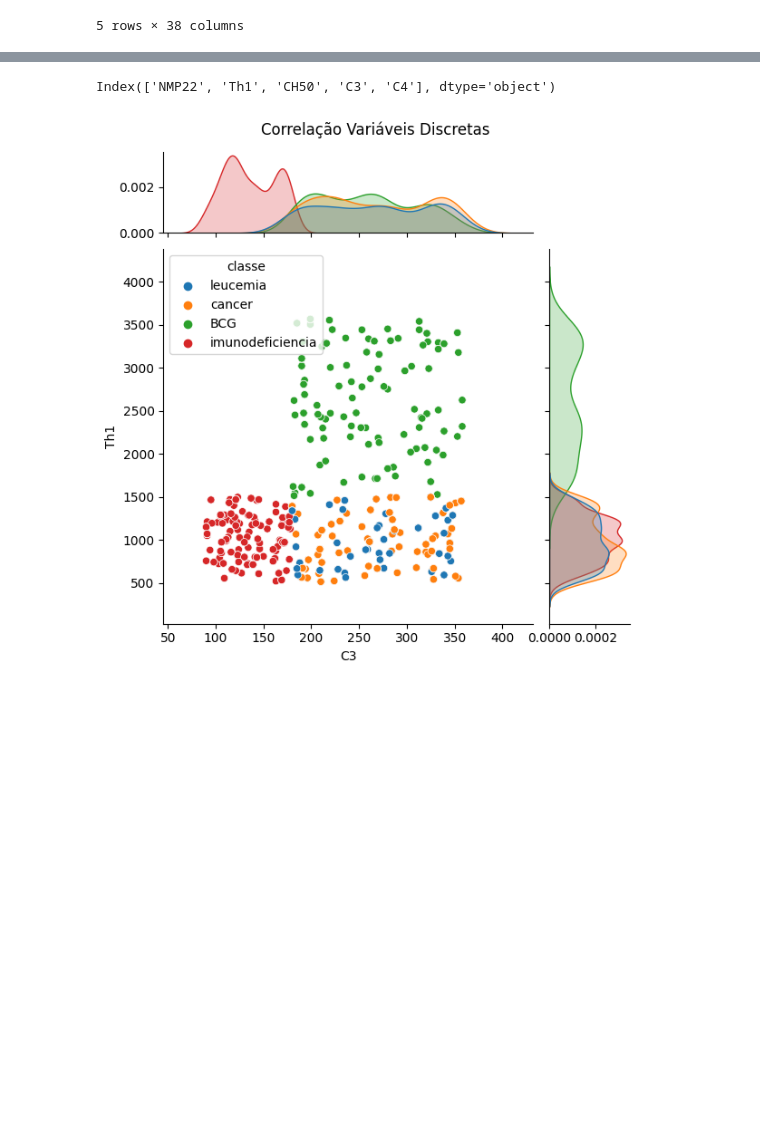
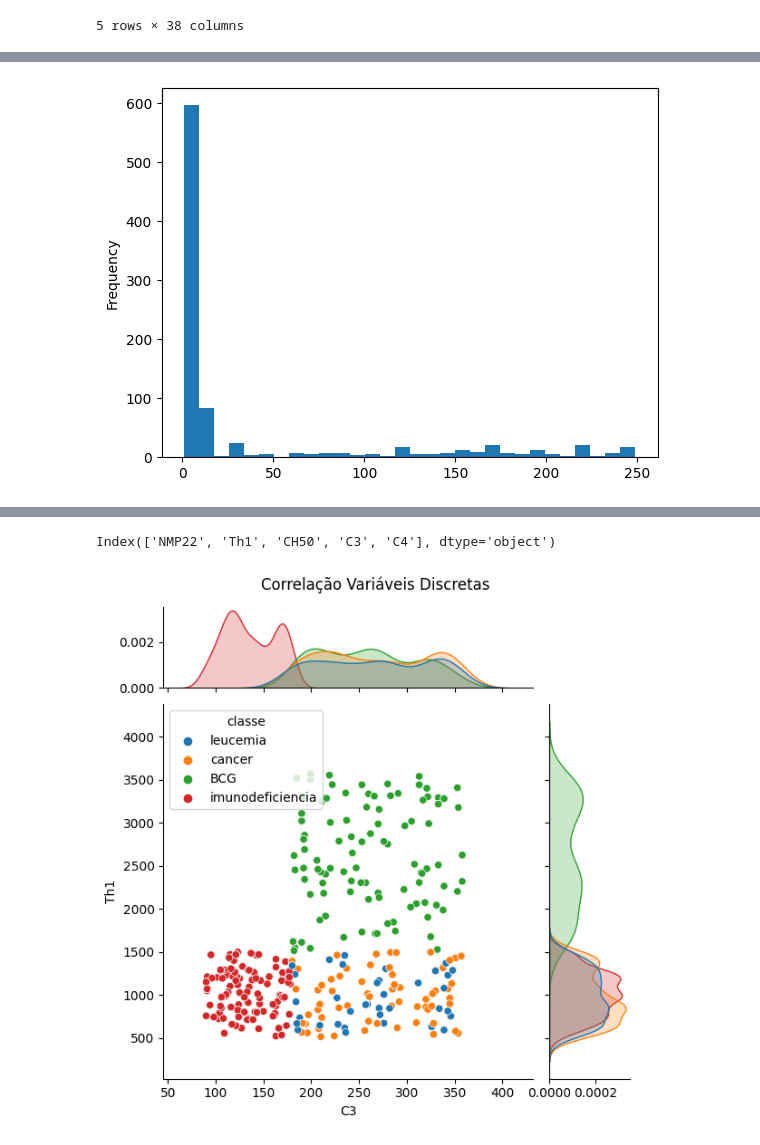
Before and after one commit to Laboratorio-de-Analise-de-Dados/disciplina_python_ml, a Jupyter notebook: dev/script/aulas_teoricas/05-aula-07-estruturação_2025-12-03.ipynb, the cells around one changed output, grey strips where cells are left out. Saved outputs shown, nothing was run; the diff lists cells and outputs as text; code cells hidden in the pictures; blank space fills up the shorter version.

```diff
--- a/dev/script/aulas_teoricas/05-aula-07-estruturação_2025-12-03.ipynb
+++ b/dev/script/aulas_teoricas/05-aula-07-estruturação_2025-12-03.ipynb
@@ -41,0 +76,3 @@ df_projeto.head()
+# %%
+df_projeto.drop(['FGFR3','BTA','hTERT','uCyt+'], axis=1, inplace=True)
+df_projeto.select_dtypes(include='object').value_counts().to_frame()
@@ -41,0 +90,3 @@ df_projeto.head()
+# %%
+coluna = 'CD3_1'
+df_projeto[coluna].describe()
@@ -41,0 +103,14 @@ df_projeto.head()
+# %%
+q1 = df_projeto[coluna].describe()['25%']
+q2 = df_projeto[coluna].describe()['75%']
+std = df_projeto[coluna].describe()['std'] / 2
+amostra = df_projeto[coluna].isna().sum() // 2
+
+selected = (df_projeto[coluna] >= q1) & (q2 > df_projeto[coluna])
+super = [i + std for i in df_projeto[selected][coluna].sample(amostra)]
+infer = [j - std for j in df_projeto[selected][coluna].sample(amostra)]
+
+index = df_projeto[df_projeto[coluna].isna()].index
+
+df_projeto.loc[index, coluna] = super + infer
+df_projeto[coluna].info()
@@ -41,0 +140,3 @@ df_projeto.head()
+# %%
+coluna = 'PPD'
+df_projeto[coluna].describe()
@@ -41,0 +153,6 @@ df_projeto.head()
+# %%
+# Dados sem tratamento
+df_projeto[coluna].plot(kind='hist', bins=30)
+plt.show()
+# %% [output]
+[figure, added]
```
Also changed, not shown: parts of 45 cells of this notebook, 7 other files.
